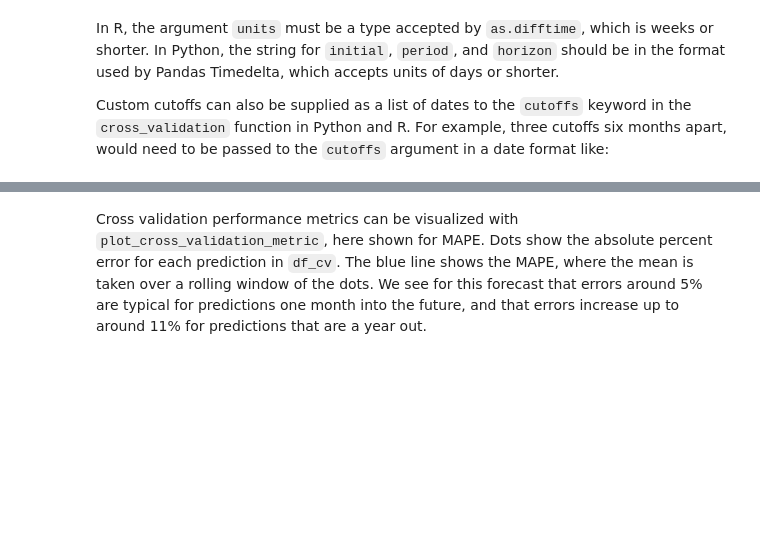
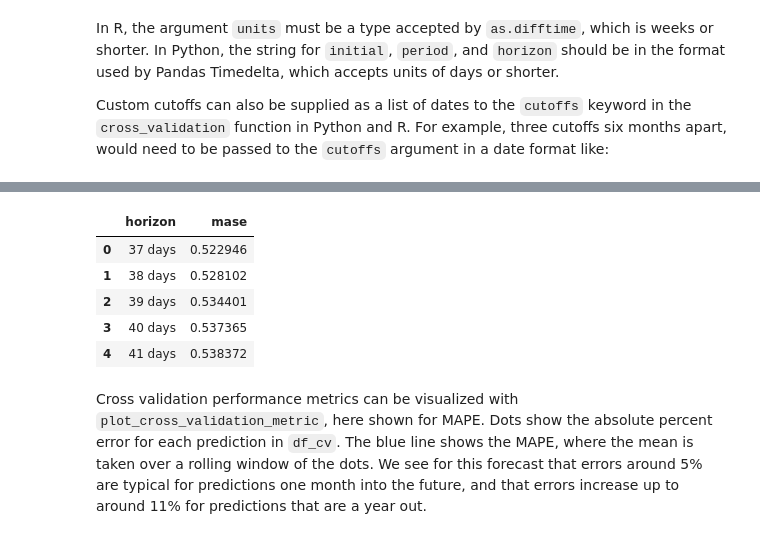
Before and after one commit to facebook/prophet, a Jupyter notebook: notebooks/diagnostics.ipynb, the cells around one changed output, grey strips where cells are left out. Drawn from its saved outputs; the diff is of its cells as text; code cells hidden in the pictures; blank space fills up the shorter version.

Commit message:
Enable creation of custom performance metrics (#2599)

```diff
--- a/notebooks/diagnostics.ipynb
+++ b/notebooks/diagnostics.ipynb
@@ -139,3 +174,37 @@ df_p.head()
+# %%
+from prophet.diagnostics import register_performance_metric, rolling_mean_by_h
+import numpy as np
+@register_performance_metric
+def mase(df, w):
+    """Mean absolute scale error
+
+        Parameters
+        ----------
+        df: Cross-validation results dataframe.
+        w: Aggregation window size.
+
+        Returns
+        -------
+        Dataframe with columns horizon and mase.
+    """
+    e = (df['y'] - df['yhat'])
+    d = np.abs(np.diff(df['y'])).sum()/(df['y'].shape[0]-1)
+    se = np.abs(e/d)
+    if w < 0:
+        return pd.DataFrame({'horizon': df['horizon'], 'mase': se})
+    return rolling_mean_by_h(
+        x=se.values, h=df['horizon'].values, w=w, name='mase'
+    )
+
+df_mase = performance_metrics(df_cv, metrics=['mase'])
+df_mase.head()
+# %% [output]
+|  | horizon | mase |
+| 0 | 37 days | 0.522946 |
+| 1 | 38 days | 0.528102 |
+| 2 | 39 days | 0.534401 |
+| 3 | 40 days | 0.537365 |
+| 4 | 41 days | 0.538372 |
 # %% [markdown]
 Cross validation performance metrics can be visualized with `plot_cross_validation_metric`, here shown for MAPE. Dots show the absolute percent error for each prediction in `df_cv`. The blue line shows the MAPE, where the mean is taken over a rolling window of the dots. We see for this forecast that errors around 5% are typical for predictions one month into the future, and that errors increase up to around 11% for predictions that are a year out.
 # %%
```
Also changed, not shown: parts of 13 cells of this notebook, 7 other files.
